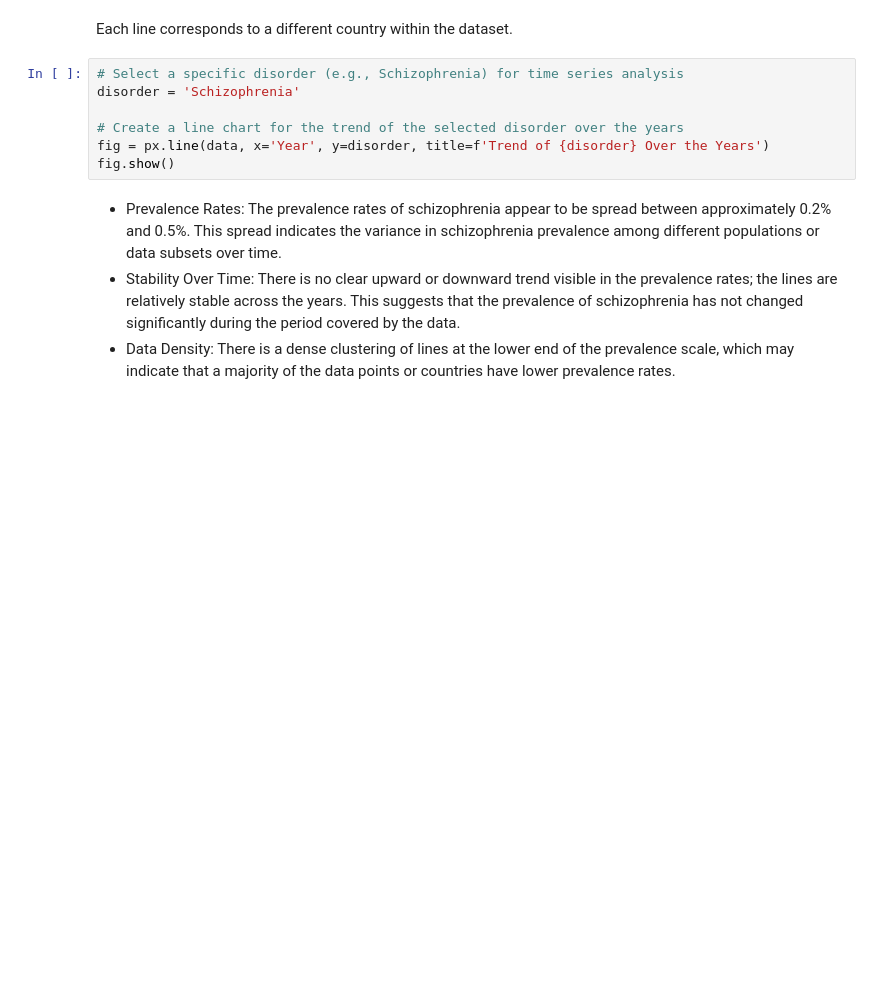
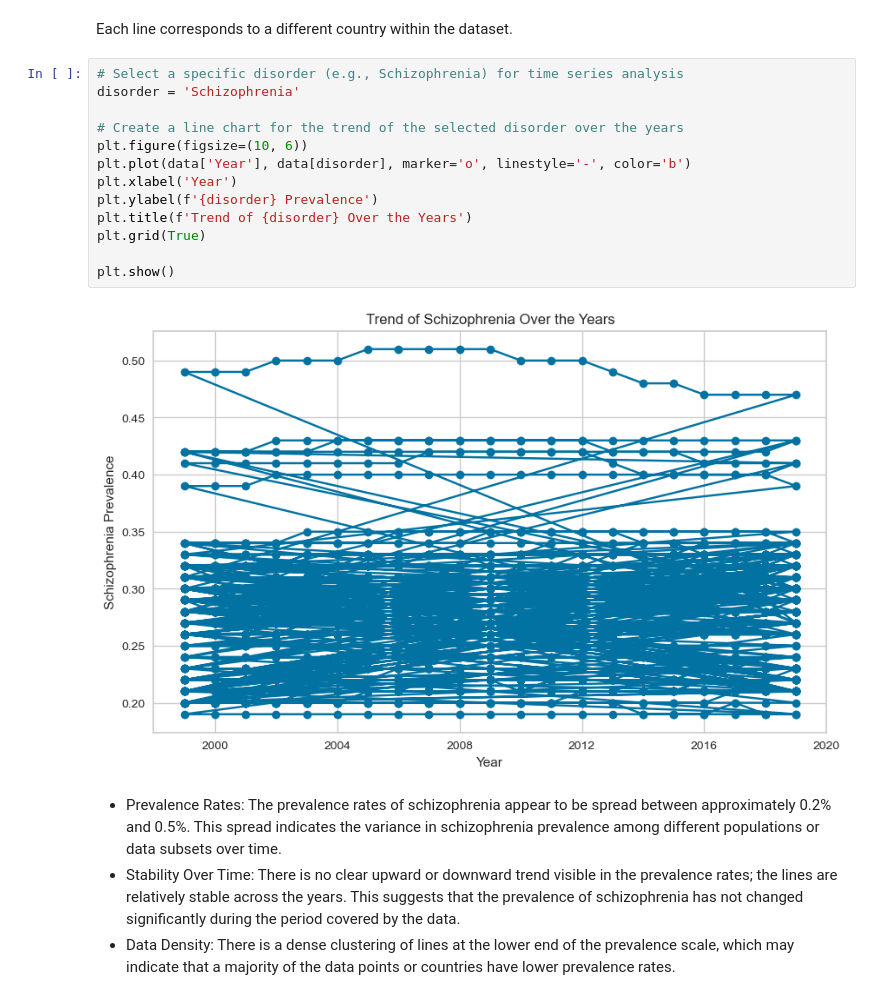
Before and after one commit to radutm/Socioeconomic-Determinants-of-Mental-Health-Disorder-Prevalence, a Jupyter notebook: SEDMHDP.ipynb, the cells around one changed output. Cells and saved outputs as stored; diff of their text form; blank space fills up the shorter version.

```diff
--- a/SEDMHDP.ipynb
+++ b/SEDMHDP.ipynb
@@ -301,10 +323,18 @@ Each line corresponds to a different country within the dataset.
 # %%
 # Select a specific disorder (e.g., Schizophrenia) for time series analysis
 disorder = 'Schizophrenia'
 
 # Create a line chart for the trend of the selected disorder over the years
-fig = px.line(data, x='Year', y=disorder, title=f'Trend of {disorder} Over the Years')
-fig.show()
+plt.figure(figsize=(10, 6))
+plt.plot(data['Year'], data[disorder], marker='o', linestyle='-', color='b')
+plt.xlabel('Year')
+plt.ylabel(f'{disorder} Prevalence')
+plt.title(f'Trend of {disorder} Over the Years')
+plt.grid(True)
+
+plt.show()
+# %% [output]
+[figure, added]
 # %% [markdown]
 - Prevalence Rates: The prevalence rates of schizophrenia appear to be spread between approximately 0.2% and 0.5%. This spread indicates the variance in schizophrenia prevalence among different populations or data subsets over time.
 - Stability Over Time: There is no clear upward or downward trend visible in the prevalence rates; the lines are relatively stable across the years. This suggests that the prevalence of schizophrenia has not changed significantly during the period covered by the data.
```
Also changed, not shown: parts of 4 cells of this notebook.
